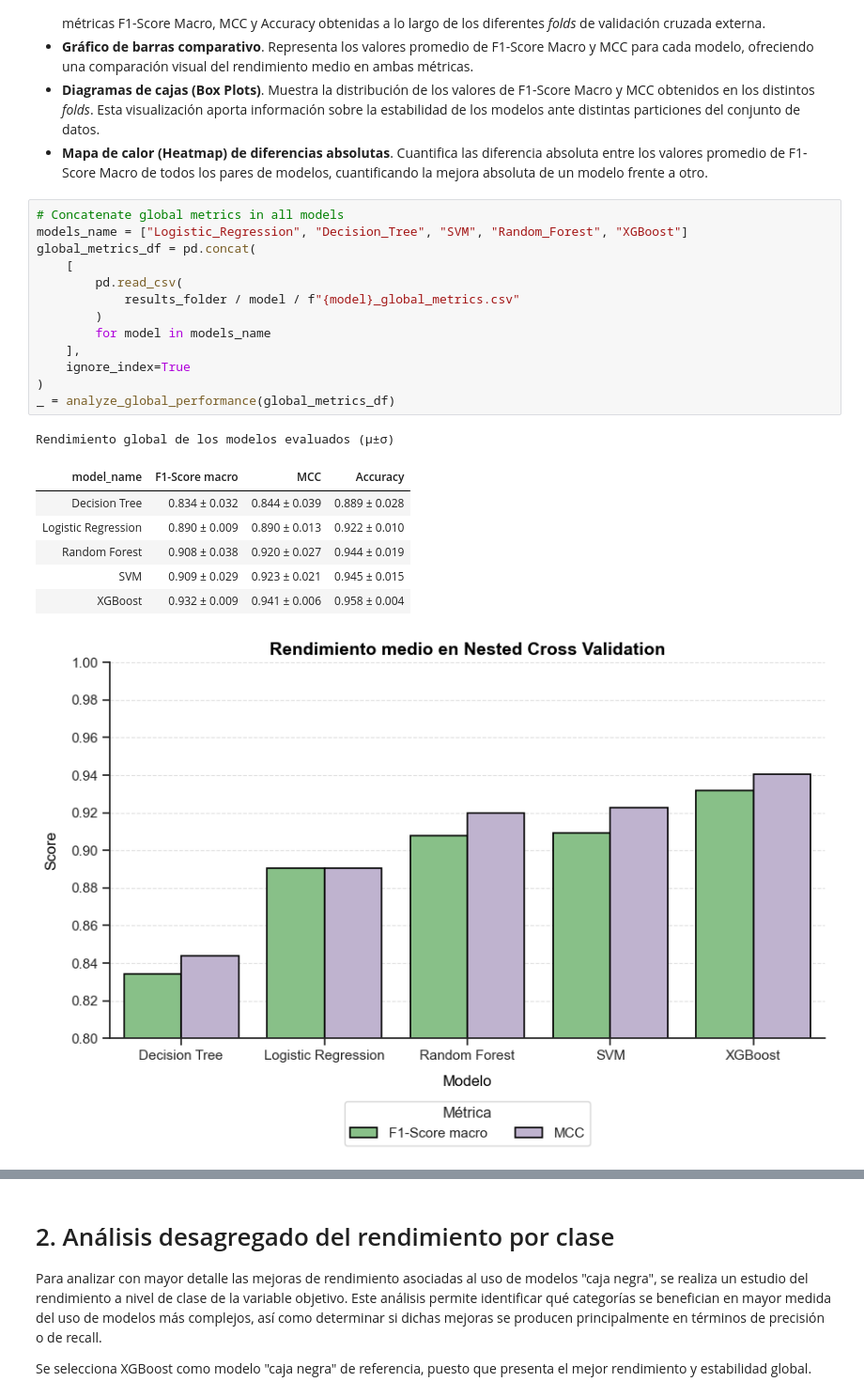
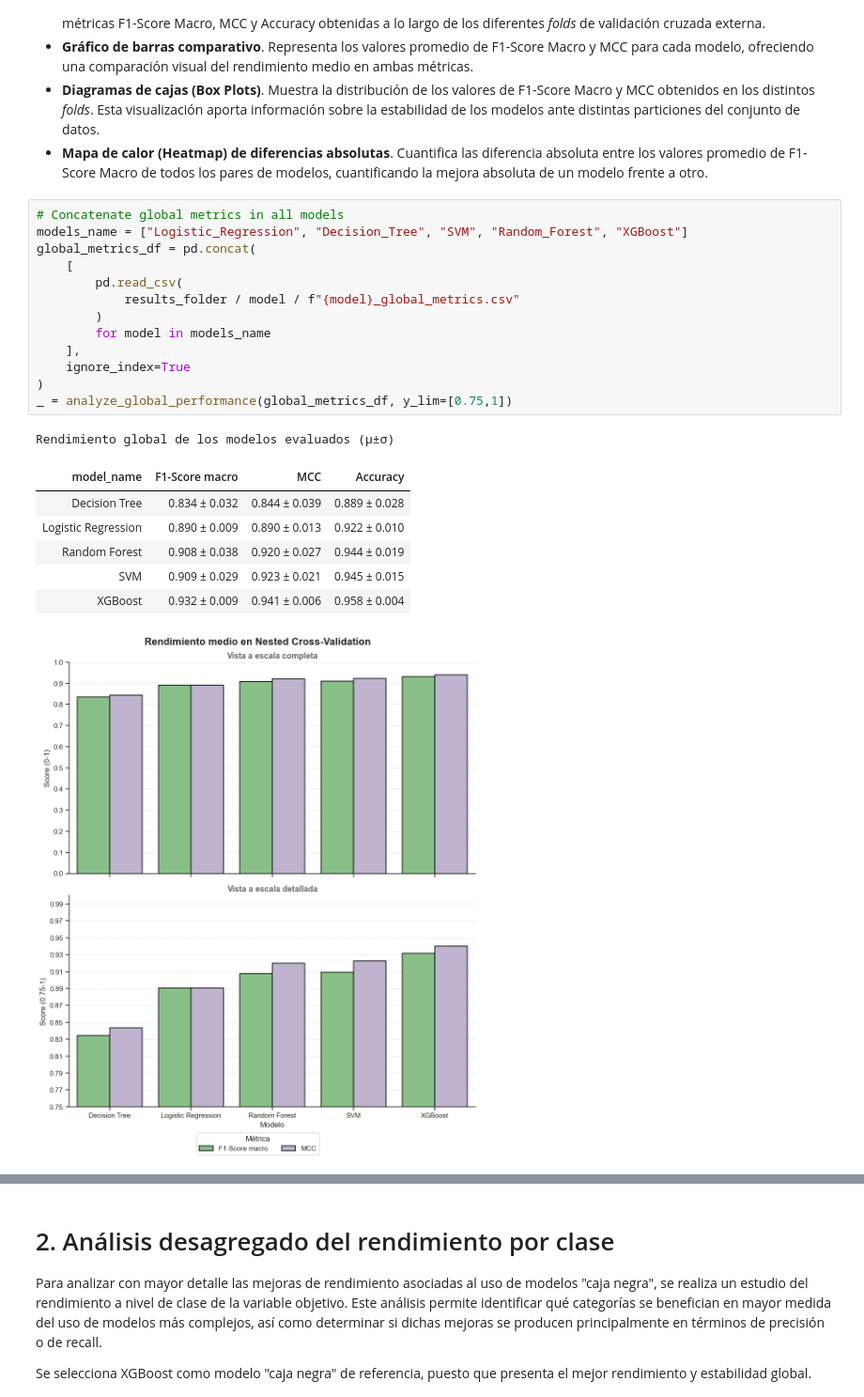
Before and after one commit to davidfernxndez/urban-residential-classification, a Jupyter notebook: notebooks/04_Performance_results_analysis.ipynb, the cells around one changed output, grey strips where cells are left out. Shown at 94% size. Drawn from its saved outputs; the diff is of its cells as text.

```diff
--- a/notebooks/04_Performance_results_analysis.ipynb
+++ b/notebooks/04_Performance_results_analysis.ipynb
@@ -91,22 +91,22 @@ Para realizar este análisis, se ha desarrollado la función *analyze_global_per
 # %%
 # Concatenate global metrics in all models
 models_name = ["Logistic_Regression", "Decision_Tree", "SVM", "Random_Forest", "XGBoost"]
 global_metrics_df = pd.concat(
     [
         pd.read_csv(
             results_folder / model / f"{model}_global_metrics.csv"
         )
         for model in models_name
     ],
     ignore_index=True
 )
-_ = analyze_global_performance(global_metrics_df)
+_ = analyze_global_performance(global_metrics_df, y_lim=[0.75,1])
 # %% [output]
 Rendimiento global de los modelos evaluados (μ±σ)
 | model_name | F1-Score macro | MCC | Accuracy |
 | Decision Tree | 0.834 ± 0.032 | 0.844 ± 0.039 | 0.889 ± 0.028 |
 | Logistic Regression | 0.890 ± 0.009 | 0.890 ± 0.013 | 0.922 ± 0.010 |
 | Random Forest | 0.908 ± 0.038 | 0.920 ± 0.027 | 0.944 ± 0.019 |
 | SVM | 0.909 ± 0.029 | 0.923 ± 0.021 | 0.945 ± 0.015 |
 | XGBoost | 0.932 ± 0.009 | 0.941 ± 0.006 | 0.958 ± 0.004 |
-[figure, old version]
+[figure, new version]
```
Also changed, not shown: parts of 6 cells of this notebook, 24 other files.
